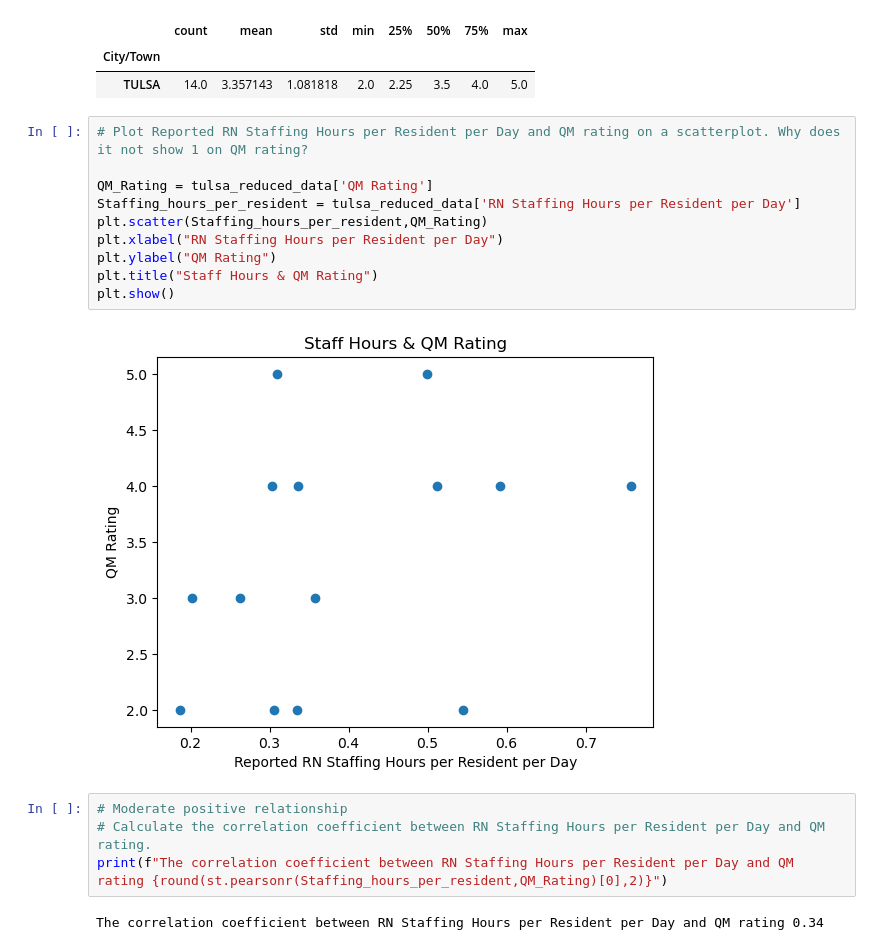
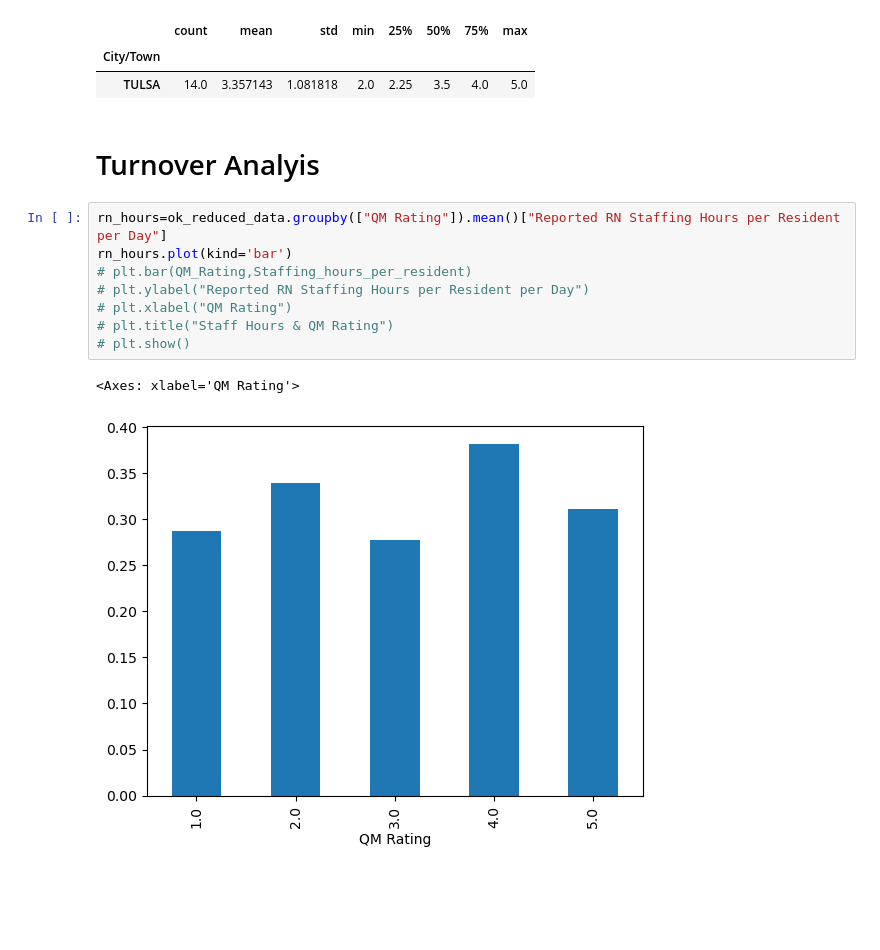
Before and after one commit to wanderfarther/Project_1, a Jupyter notebook: nursing_home_comparisons-Copy1.ipynb, the cells around one changed output. Cells and saved outputs as stored; diff of their text form; blank space fills up the shorter version.

```diff
--- a/nursing_home_comparisons-Copy1.ipynb
+++ b/nursing_home_comparisons-Copy1.ipynb
@@ -151,21 +130,16 @@ tulsa
 |  | count | mean | std | min | 25% | 50% | 75% | max |
 | City/Town |  |  |  |  |  |  |  |  |
 | TULSA | 14.0 | 3.357143 | 1.081818 | 2.0 | 2.25 | 3.5 | 4.0 | 5.0 |
+# %% [markdown]
+# Turnover Analyis
 # %%
-# Plot Reported RN Staffing Hours per Resident per Day and QM rating on a scatterplot. Why does it not show 1 on QM rating?
-
-QM_Rating = tulsa_reduced_data['QM Rating']
-Staffing_hours_per_resident = tulsa_reduced_data['RN Staffing Hours per Resident per Day']
-plt.scatter(Staffing_hours_per_resident,QM_Rating)
-plt.xlabel("RN Staffing Hours per Resident per Day")
-plt.ylabel("QM Rating")
-plt.title("Staff Hours & QM Rating")
-plt.show()
+rn_hours=ok_reduced_data.groupby(["QM Rating"]).mean()["Reported RN Staffing Hours per Resident per Day"]
+rn_hours.plot(kind='bar')
+# plt.bar(QM_Rating,Staffing_hours_per_resident)
+# plt.ylabel("Reported RN Staffing Hours per Resident per Day")
+# plt.xlabel("QM Rating")
+# plt.title("Staff Hours & QM Rating")
+# plt.show()
 # %% [output]
+<Axes: xlabel='QM Rating'>
-[figure, old version]
+[figure, new version]
-# %%
-# Moderate positive relationship
-# Calculate the correlation coefficient between RN Staffing Hours per Resident per Day and QM rating.
-print(f"The correlation coefficient between RN Staffing Hours per Resident per Day and QM rating {round(st.pearsonr(Staffing_hours_per_resident,QM_Rating)[0],2)}")
-# %% [output]
-The correlation coefficient between RN Staffing Hours per Resident per Day and QM rating 0.34
```
Also changed, not shown: parts of 6 cells of this notebook.
